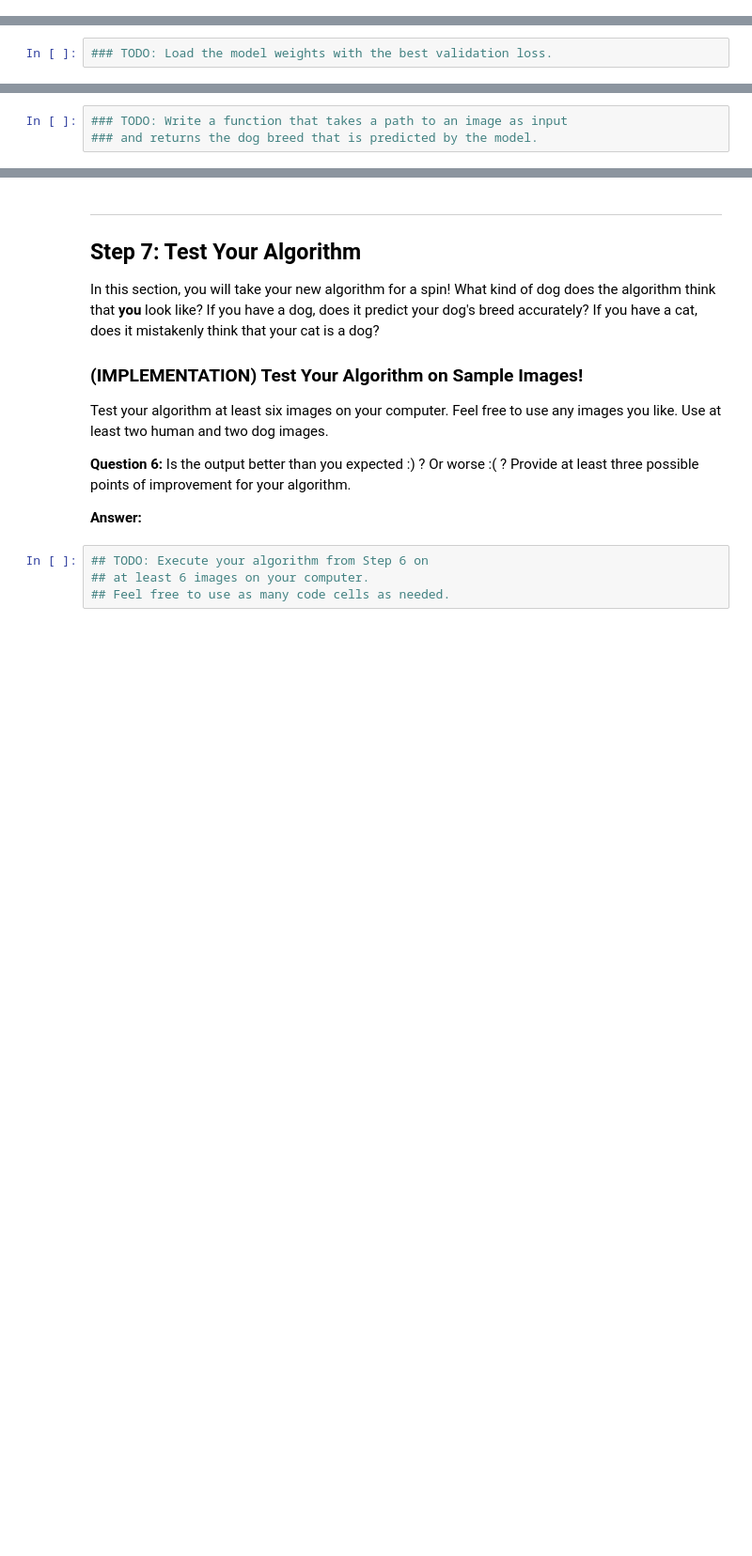
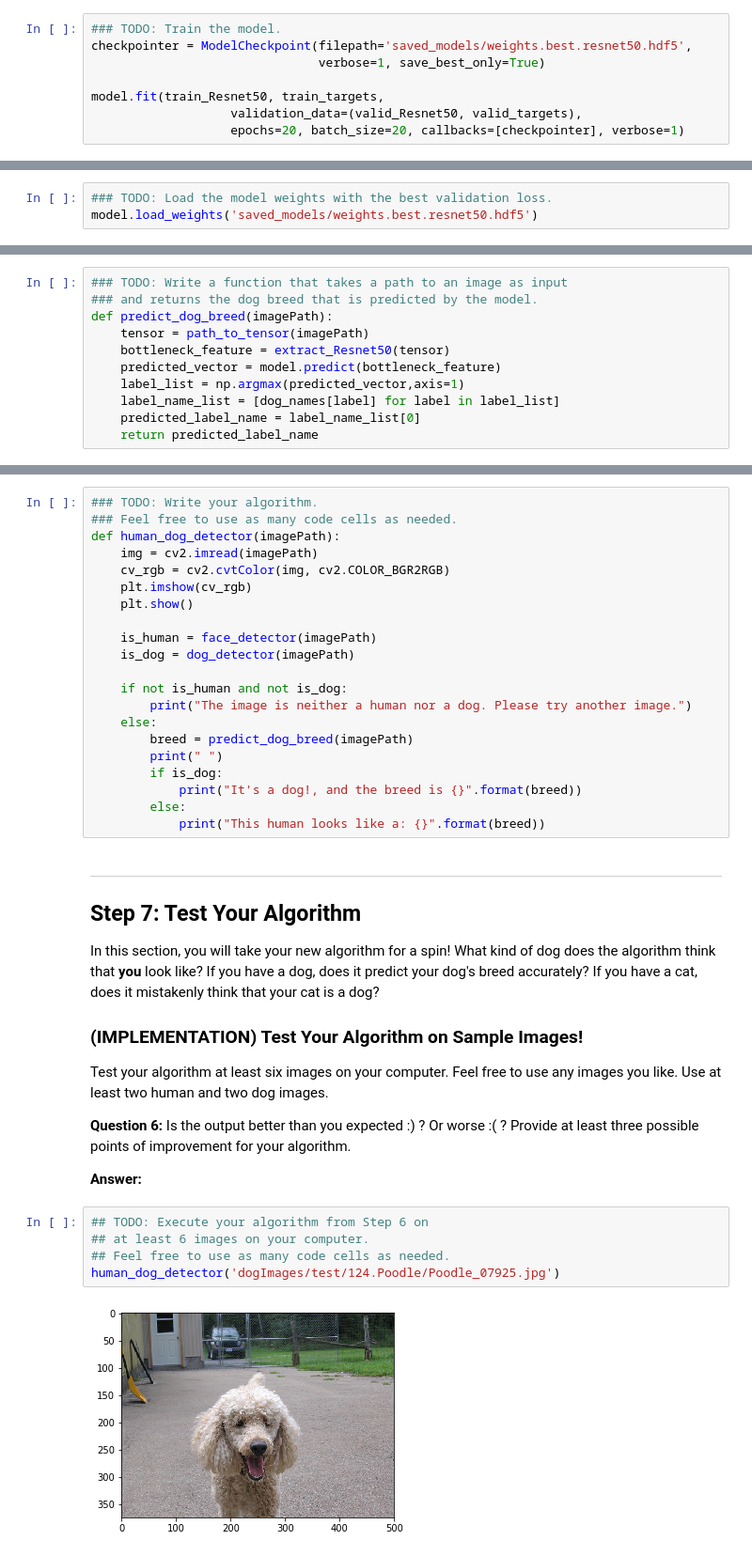
Before and after one commit to arunansu/Udacity, a Jupyter notebook: AI/dog-project/dog_app.ipynb, the cells around one changed output, grey strips where cells are left out. Shown at 94% size. Cells and saved outputs as stored; diff of their text form; blank space fills up the shorter version.

```diff
--- a/AI/dog-project/dog_app.ipynb
+++ b/AI/dog-project/dog_app.ipynb
@@ -514,0 +625,8 @@ You are welcome to [augment the training data](https://blog.keras.io/building-po
+# %%
+### TODO: Train the model.
+checkpointer = ModelCheckpoint(filepath='saved_models/weights.best.resnet50.hdf5',
+                               verbose=1, save_best_only=True)
+
+model.fit(train_Resnet50, train_targets,
+                   validation_data=(valid_Resnet50, valid_targets),
+                   epochs=20, batch_size=20, callbacks=[checkpointer], verbose=1)
@@ -516,6 +653,7 @@ You are welcome to [augment the training data](https://blog.keras.io/building-po
 ### (IMPLEMENTATION) Load the Model with the Best Validation Loss
 # %%
 ### TODO: Load the model weights with the best validation loss.
+model.load_weights('saved_models/weights.best.resnet50.hdf5')
 # %% [markdown]
 ### (IMPLEMENTATION) Test the Model
 
@@ -540,6 +685,14 @@ where `{network}`, in the above filename, should be one of `VGG19`, `Resnet50`,
 # %%
 ### TODO: Write a function that takes a path to an image as input
 ### and returns the dog breed that is predicted by the model.
+def predict_dog_breed(imagePath):
+    tensor = path_to_tensor(imagePath)
+    bottleneck_feature = extract_Resnet50(tensor)
+    predicted_vector = model.predict(bottleneck_feature)
+    label_list = np.argmax(predicted_vector,axis=1)
+    label_name_list = [dog_names[label] for label in label_list]
+    predicted_label_name = label_name_list[0]
+    return predicted_label_name
 # %% [markdown]
 ---
 <a id='step6'></a>
@@ -564,3 +714,24 @@ Some sample output for our algorithm is provided below, but feel free to design
+# %%
+### TODO: Write your algorithm.
+### Feel free to use as many code cells as needed.
+def human_dog_detector(imagePath):
+    img = cv2.imread(imagePath)
+    cv_rgb = cv2.cvtColor(img, cv2.COLOR_BGR2RGB)
+    plt.imshow(cv_rgb)
+    plt.show()
+
+    is_human = face_detector(imagePath)
+    is_dog = dog_detector(imagePath)
+
+    if not is_human and not is_dog:
+        print("The image is neither a human nor a dog. Please try another image.")
+    else:
+        breed = predict_dog_breed(imagePath)
+        print(" ")
+        if is_dog:
+            print("It's a dog!, and the breed is {}".format(breed))
+        else:
+            print("This human looks like a: {}".format(breed))
 # %% [markdown]
 ---
 <a id='step7'></a>
@@ -578,4 +749,7 @@ __Answer:__
 # %%
 ## TODO: Execute your algorithm from Step 6 on
 ## at least 6 images on your computer.
 ## Feel free to use as many code cells as needed.
+human_dog_detector('dogImages/test/124.Poodle/Poodle_07925.jpg')
+# %% [output]
+[figure, added]
```
Also changed, not shown: parts of 20 cells of this notebook, 1 other file.
